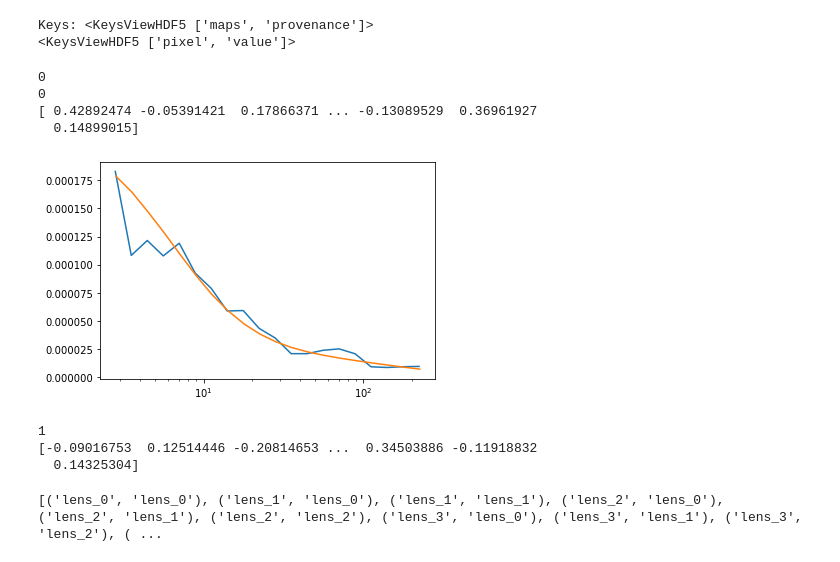
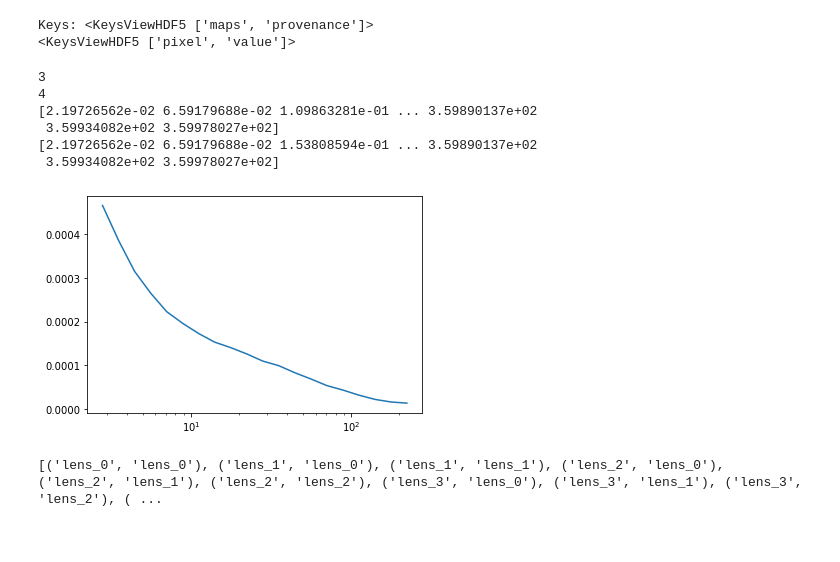
Before and after one commit to LSSTDESC/txpipe-cosmodc2, a Jupyter notebook: notebooks/TestPixelEstimator.ipynb, the cells around one changed output. Drawn from its saved outputs; the diff is of its cells as text; code cells hidden in the pictures.

```diff
--- a/notebooks/TestPixelEstimator.ipynb
+++ b/notebooks/TestPixelEstimator.ipynb
@@ -117,7 +117,7 @@ Keys: <KeysViewHDF5 ['maps', 'provenance']>
 # %%
 scale = np.array([2., 1.5, 1.25, 1.25, 1.25])
 
-for lensi in range(1):
+for lensi in range(3,4):
     print(lensi)
 
     with h5py.File('/global/cfs/cdirs/lsst/groups/WL/users/jprat/gaussian_sims_srdnzs_fullsky/051422/12300area_nside4096/TXPipe_outputs/density_maps.hdf5', "r") as f:
@@ -129,9 +129,9 @@ for lensi in range(1):
     theta, phi = hp.pix2ang(4096, pix)
     dec_pix = 90.-theta/np.pi*180
     ra_pix = phi/np.pi*180
-    mask_small_area = (ra_pix<50)
+    mask_small_area = (ra_pix<500)
 
-    for sourcei in range(5):
+    for sourcei in range(4,5):
         print(sourcei)
 
         with h5py.File('/global/cfs/cdirs/lsst/groups/WL/users/jprat/gaussian_sims_srdnzs_fullsky/051422/12300area_nside4096/TXPipe_outputs/source_maps.hdf5', "r") as f:
@@ -141,9 +141,8 @@ for lensi in range(1):
             theta_pix_shear, phi_pix_shear = hp.pix2ang(4096, pix_shear)
             ra_pix_shear = phi_pix_shear/np.pi*180
             dec_pix_shear = 90. - theta_pix_shear/np.pi*180
-            mask_small_area_shear = (ra_pix_shear<50)*(g1_pix>-1e30)*(g2_pix>-1e30)
+            mask_small_area_shear = (ra_pix_shear<500)*(g1_pix>-1e30)*(g2_pix>-1e30)
 
-        print(g1_pix[mask_small_area_shear])
         # g1_pix = hp.ud_grade(np.load('/global/cscratch1/sd/chihway/shear_map_'+str(sourcei)+'.npz')['g1'], 2048)
         # g2_pix = hp.ud_grade(np.load('/global/cscratch1/sd/chihway/shear_map_'+str(sourcei)+'.npz')['g2'], 2048)
         # pix_shear = np.arange(hp.nside2npix(2048))[g1_pix!=0]
@@ -152,43 +151,47 @@ for lensi in range(1):
         # dec_pix_shear = 90. - theta_pix_shear/np.pi*180
         # mask_small_area_shear = (ra_pix_shear<500)
 
 
         # <NG>
         kg = treecorr.KGCorrelation(nbins=20,
                                     min_sep=2.5,
                                     max_sep=250.0,
                                     sep_units='arcmin',
-                                    bin_slop=0.1)
+                                    bin_slop=0.04)
 
         cat_k = treecorr.Catalog(ra=ra_pix[mask_small_area], dec=dec_pix[mask_small_area], k=delta[mask_small_area], ra_units='deg', dec_units='deg')
         cat_g = treecorr.Catalog(ra=ra_pix_shear[mask_small_area_shear], dec=dec_pix_shear[mask_small_area_shear],
                                  g1=-g1_pix[mask_small_area_shear], g2=g2_pix[mask_small_area_shear],
                                  ra_units='deg', dec_units='deg')
 
+
+        kg.process(cat_k, cat_g)
         theta      = np.exp(kg.logr)
         mean       = kg.xi
+        print(ra_pix[mask_small_area])
+        print(ra_pix_shear[mask_small_area_shear])
+
 
         TXPipe = sacc.Sacc.load_fits('twopoint_theory_real.sacc')
         theta3, xi = TXPipe.get_theta_xi(
             'galaxy_shearDensity_xi_t',
             'source_'+str(sourcei),'lens_'+str(lensi))
 
 
         mplot.semilogx(theta, mean*scale[lensi])
-        mplot.semilogx(theta3, xi)
+        # mplot.semilogx(theta3, xi)
 
         mplot.show()
 
         np.savez('gammat_'+str(lensi)+'_'+str(sourcei)+'.npz', mean=mean.copy())
 # %% [output]
-0
-0
-[ 0.42892474 -0.05391421  0.17866371 ... -0.13089529  0.36961927
-  0.14899015]
+3
+4
+[2.19726562e-02 6.59179688e-02 1.09863281e-01 ... 3.59890137e+02
+ 3.59934082e+02 3.59978027e+02]
+[2.19726562e-02 6.59179688e-02 1.53808594e-01 ... 3.59890137e+02
+ 3.59934082e+02 3.59978027e+02]
-[figure, old version]
+[figure, new version]
-1
-[-0.09016753  0.12514446 -0.20814653 ...  0.34503886 -0.11918832
-  0.14325304]
 # %%
 TXPipe_cov = sacc.Sacc.load_fits('summary_statistics_real_scaled_shot_noise.sacc')
 
```
Also changed, not shown: parts of 1 cell of this notebook.
